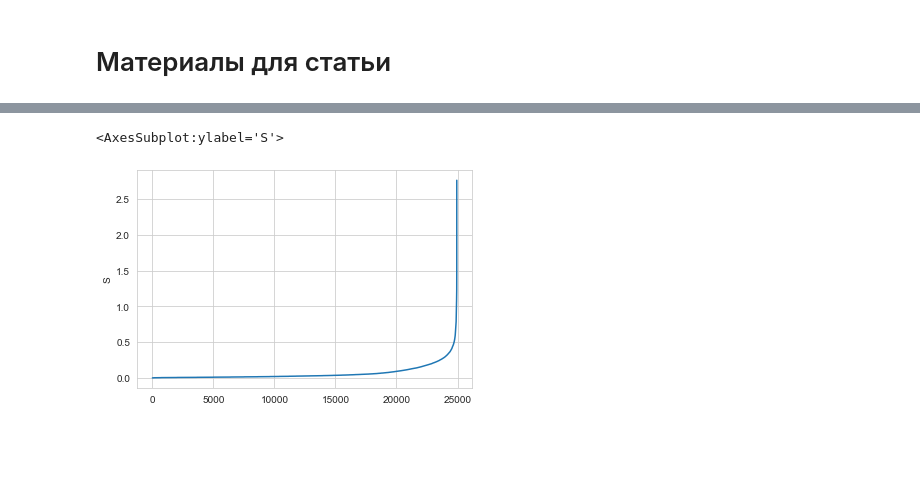
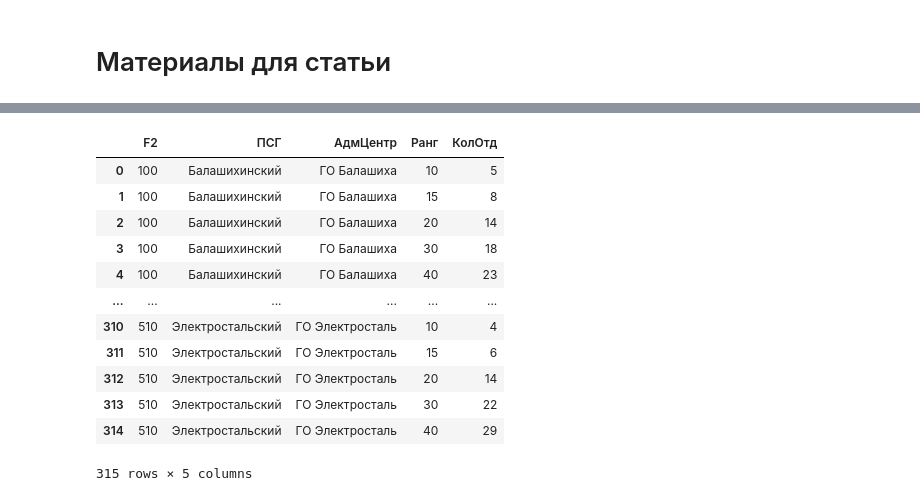
Before and after one commit to VistaSV30/BigFire_Article, a Jupyter notebook: Article.ipynb, the cells around one changed output, grey strips where cells are left out. Drawn from its saved outputs; the diff is of its cells as text; code cells hidden in the pictures; blank space fills up the shorter version.

```diff
--- a/Article.ipynb
+++ b/Article.ipynb
@@ -17,11 +17,20 @@ cursor = conn.cursor()
 
 # Условия развития пожара - добавить условия развития пожаров
 strSQL = f'''
-SELECT [F83]+[F84]+[F85]+[F86]+[F87] AS T, [F91]+[F92]+[F93] AS Stv, [F5]+TimeSerial([F61],[F62],0) AS T1, [F71]+TimeSerial([F159],[F160],0) AS T2
+SELECT [F83]+[F84]+[F85]+[F86]+[F87] AS T, [F91]+[F92]+[F93] AS Stv, [F5]+TimeSerial([F61],[F62],0) AS T1, [F71]+TimeSerial([F159],[F160],0) AS T2, FR2017.F2
 FROM FR2017
-WHERE ((([F83]+[F84]+[F85]+[F86]+[F87])>0) AND (([F91]+[F92]+[F93])>0) AND ((FR2017.F1)=1146));
+WHERE ((([F83]+[F84]+[F85]+[F86]+[F87])>0) AND (([F91]+[F92]+[F93])>0) AND ((FR2017.F1)=1146) AND ((FR2017.F4)=0));
+'''
+# Ранг пожара по Московской области
+strSQL1 = f'''
+SELECT тблРангF2.F2, тблРангF2.ПСГ, тблРангF2.АдмЦентр, тблРангF2.Ранг, тблРангF2.КолОтд
+FROM тблРангF2
+WHERE (((тблРангF2.F1)=1146));
 '''
 # Запрос - Пожары Московская область
-df = pd.read_sql(strSQL, conn)
-df
+# df = pd.read_sql(strSQL, conn)
+# df['D'] = (df.T2-df.T1).dt.seconds/60  # Интервал в минутах
+# df
+
+dr = pd.read_sql(strSQL1, conn)
 # %%
@@ -79,6 +126,16 @@ df['S'].max()
-# %%
-
-sns.lineplot(data=dfs, x=dfs.index, y='S')
-# %% [output]
-<AxesSubplot:ylabel='S'>
-[figure, removed]
+# %%
+dr
+# %% [output]
+|  | F2 | ПСГ | АдмЦентр | Ранг | КолОтд |
+| 0 | 100 | Балашихинский | ГО Балашиха | 10 | 5 |
+| 1 | 100 | Балашихинский | ГО Балашиха | 15 | 8 |
+| 2 | 100 | Балашихинский | ГО Балашиха | 20 | 14 |
+| 3 | 100 | Балашихинский | ГО Балашиха | 30 | 18 |
+| 4 | 100 | Балашихинский | ГО Балашиха | 40 | 23 |
+| ... | ... | ... | ... | ... | ... |
+| 310 | 510 | Электростальский | ГО Электросталь | 10 | 4 |
+| 311 | 510 | Электростальский | ГО Электросталь | 15 | 6 |
+| 312 | 510 | Электростальский | ГО Электросталь | 20 | 14 |
+| 313 | 510 | Электростальский | ГО Электросталь | 30 | 22 |
+| 314 | 510 | Электростальский | ГО Электросталь | 40 | 29 |
+315 rows × 5 columns
```
Also changed, not shown: parts of 7 cells of this notebook.
